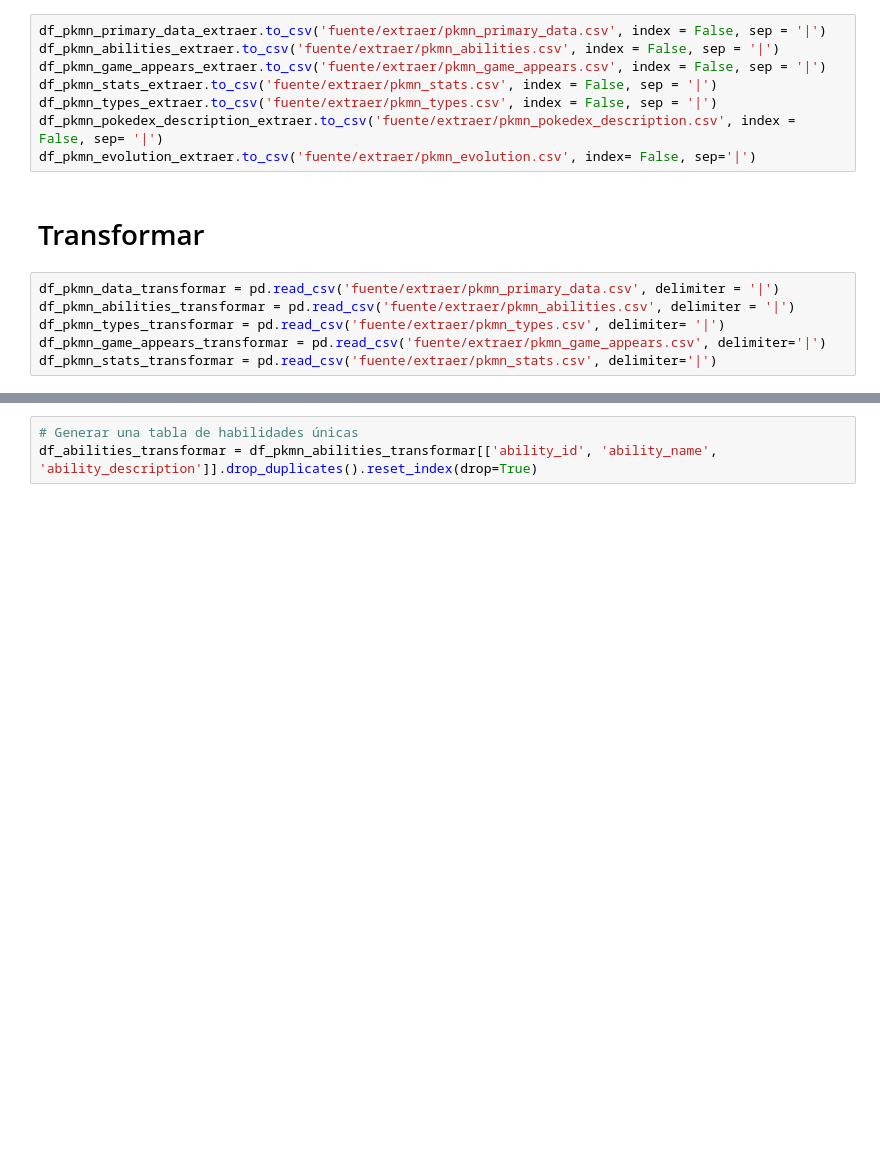
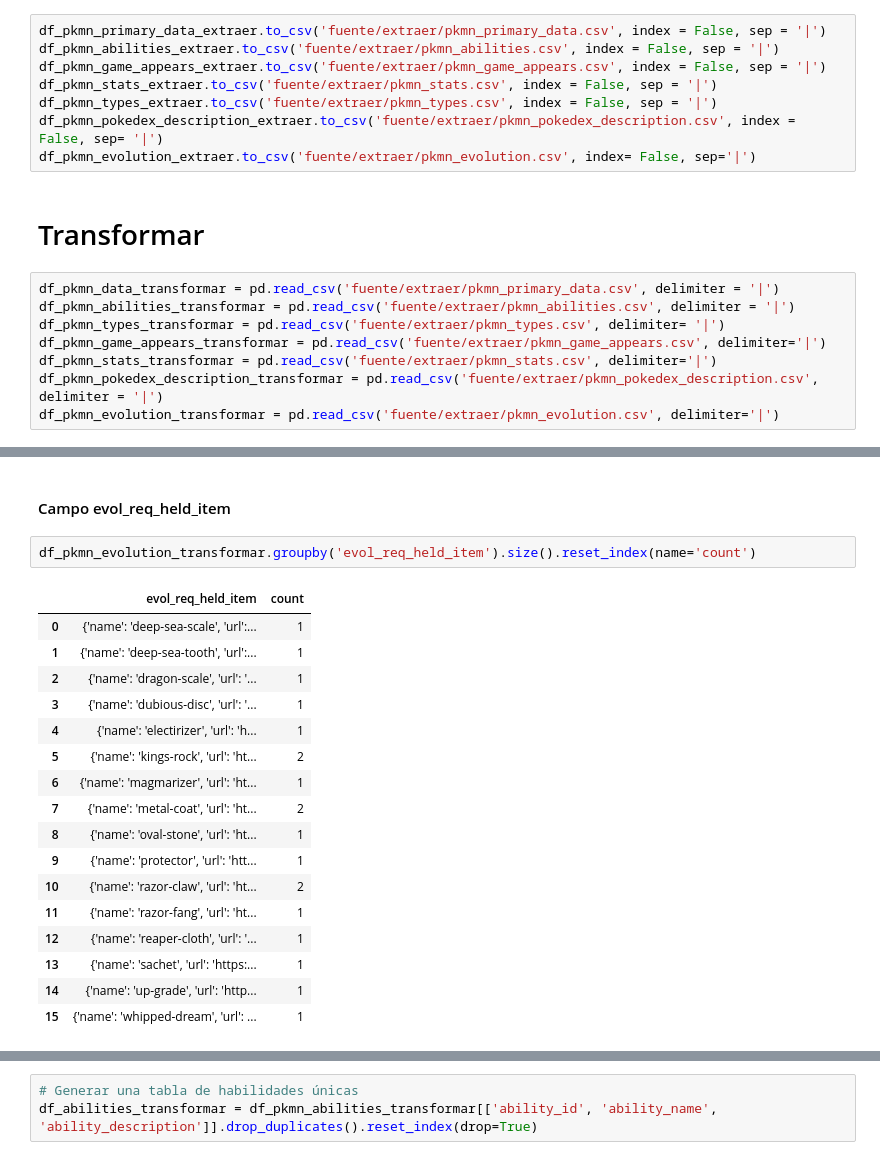
Before and after one commit to dolivera95/api_pokemon_analysis, a Jupyter notebook: analysis_pokemon.ipynb, the cells around one changed output, grey strips where cells are left out. Drawn from its saved outputs; the diff is of its cells as text; blank space fills up the shorter version.

```diff
--- a/analysis_pokemon.ipynb
+++ b/analysis_pokemon.ipynb
@@ -273,3 +308,5 @@ df_pkmn_abilities_transformar = pd.read_csv('fuente/extraer/pkmn_abilities.csv',
 df_pkmn_types_transformar = pd.read_csv('fuente/extraer/pkmn_types.csv', delimiter= '|')
 df_pkmn_game_appears_transformar = pd.read_csv('fuente/extraer/pkmn_game_appears.csv', delimiter='|')
 df_pkmn_stats_transformar = pd.read_csv('fuente/extraer/pkmn_stats.csv', delimiter='|')
+df_pkmn_pokedex_description_transformar = pd.read_csv('fuente/extraer/pkmn_pokedex_description.csv', delimiter = '|')
+df_pkmn_evolution_transformar = pd.read_csv('fuente/extraer/pkmn_evolution.csv', delimiter='|')
@@ -283,0 +374,22 @@ df_pkmn_pokedex_description_extraer = df_pkmn_pokedex_description_extraer[['id_p
+# %% [markdown]
+#### Campo evol_req_held_item
+# %%
+df_pkmn_evolution_transformar.groupby('evol_req_held_item').size().reset_index(name='count')
+# %% [output]
+|  | evol_req_held_item | count |
+| 0 | {'name': 'deep-sea-scale', 'url':... | 1 |
+| 1 | {'name': 'deep-sea-tooth', 'url':... | 1 |
+| 2 | {'name': 'dragon-scale', 'url': '... | 1 |
+| 3 | {'name': 'dubious-disc', 'url': '... | 1 |
+| 4 | {'name': 'electirizer', 'url': 'h... | 1 |
+| 5 | {'name': 'kings-rock', 'url': 'ht... | 2 |
+| 6 | {'name': 'magmarizer', 'url': 'ht... | 1 |
+| 7 | {'name': 'metal-coat', 'url': 'ht... | 2 |
+| 8 | {'name': 'oval-stone', 'url': 'ht... | 1 |
+| 9 | {'name': 'protector', 'url': 'htt... | 1 |
+| 10 | {'name': 'razor-claw', 'url': 'ht... | 2 |
+| 11 | {'name': 'razor-fang', 'url': 'ht... | 1 |
+| 12 | {'name': 'reaper-cloth', 'url': '... | 1 |
+| 13 | {'name': 'sachet', 'url': 'https:... | 1 |
+| 14 | {'name': 'up-grade', 'url': 'http... | 1 |
+| 15 | {'name': 'whipped-dream', 'url': ... | 1 |
```
Also changed, not shown: parts of 45 cells of this notebook, 7 other files.
